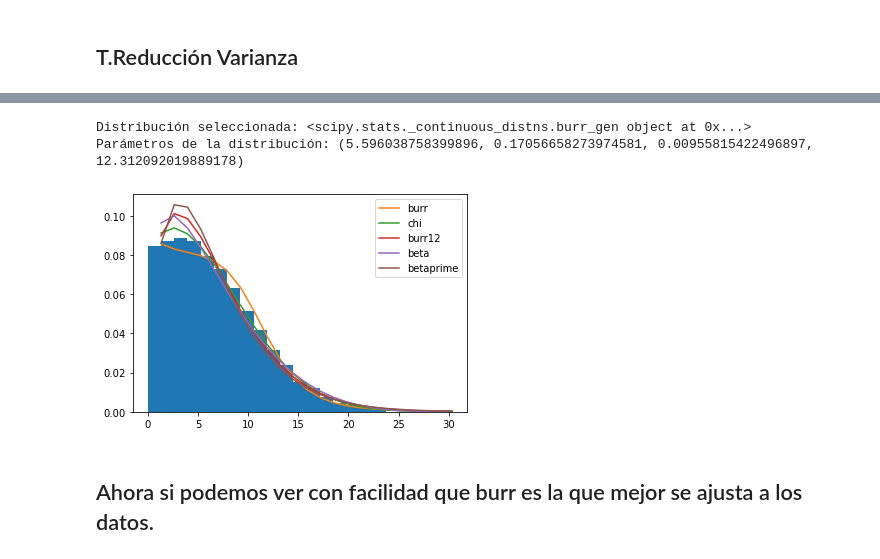
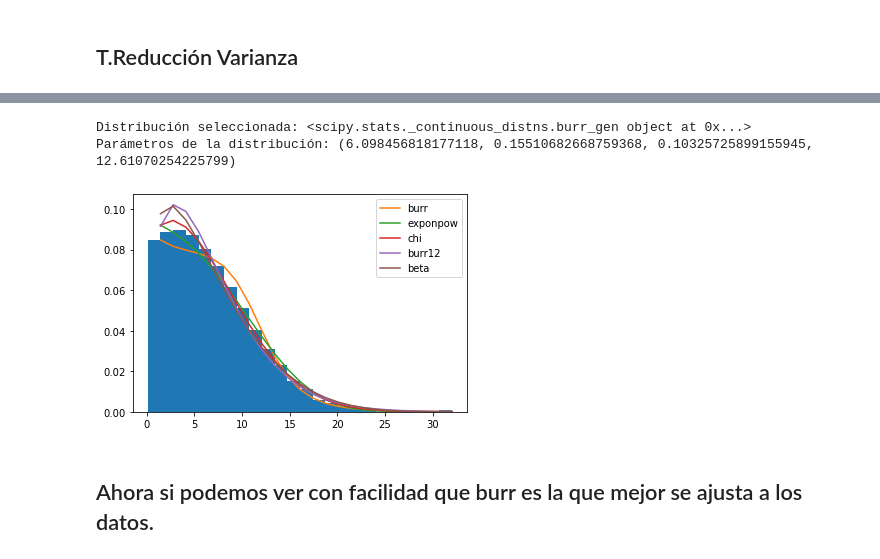
Before and after one commit to JuanPablo0719/Proyecto_Modulo1, a Jupyter notebook: GuiaProyecto (1)-Copy1.ipynb, the cells around one changed output, grey strips where cells are left out. Saved outputs shown, nothing was run; the diff lists cells and outputs as text; code cells hidden in the pictures.

```diff
--- a/GuiaProyecto (1)-Copy1.ipynb
+++ b/GuiaProyecto (1)-Copy1.ipynb
@@ -406,15 +412,15 @@ Parámetros de la distribución: (4.9589617936905075, 5.461851577937643, -23.626
 # %%
 # Filtrar valores menores que cero ya que no puede haber menor a 0
-datos_estratificados_precipitacion_filtrados = datos_estratificados_precipitacion[datos_estratificados_precipitacion >= 0]
+datos_estratificados_precipitacion_filtrados = datos_estratificados_precipitacion[datos_estratificados_precipitacion >= 0.1]
 
 # Calcular d y p utilizando la función best_dist con los datos estratificados filtrados
 d, p = best_dist(datos_estratificados_precipitacion_filtrados)
 print("Distribución seleccionada:", d)
 print("Parámetros de la distribución:", p)
 # %% [output]
 Distribución seleccionada: <scipy.stats._continuous_distns.burr_gen object at 0x...>
-Parámetros de la distribución: (5.596038758399896, 0.17056658273974581, 0.00955815422496897, 12.312092019889178)
+Parámetros de la distribución: (6.098456818177118, 0.15510682668759368, 0.10325725899155945, 12.61070254225799)
-[figure, old version]
+[figure, new version]
 # %% [markdown]
 ## Ahora si podemos ver con facilidad que burr es la que mejor se ajusta a los datos.
 # %% [markdown]
```
Also changed, not shown: parts of 51 cells of this notebook.
